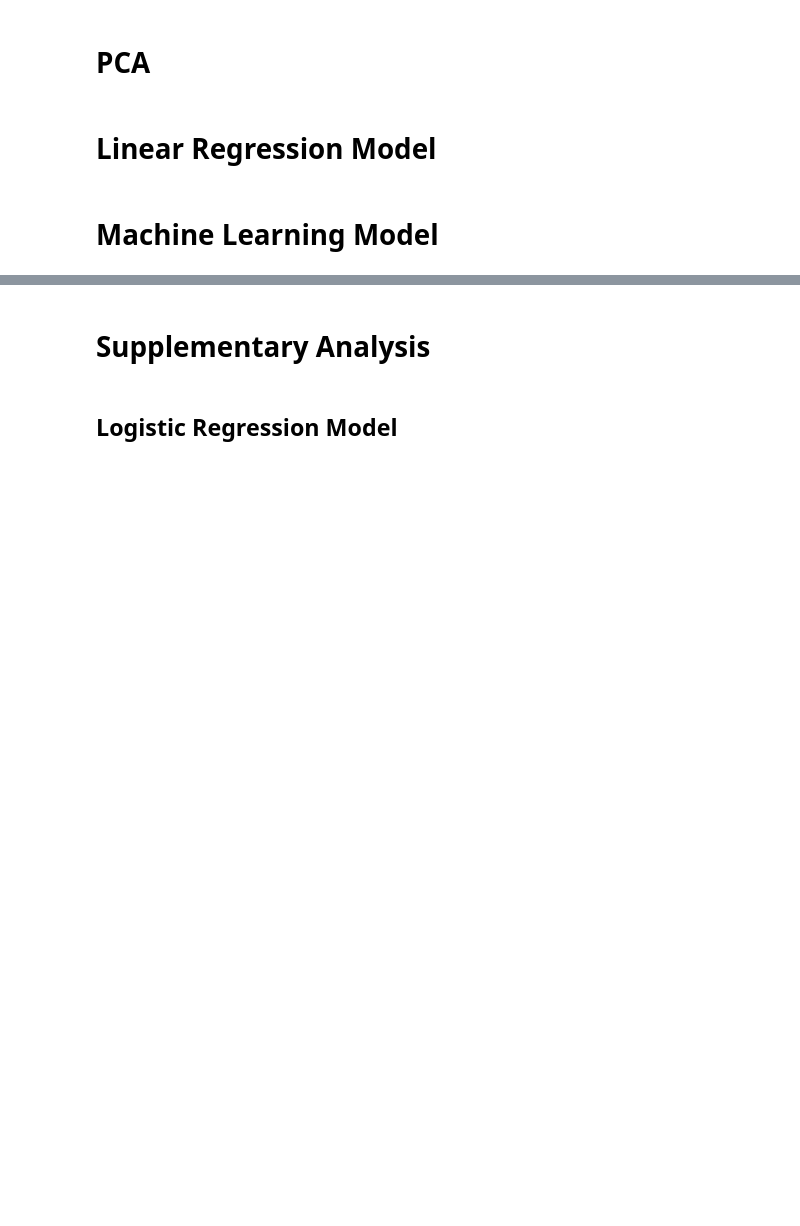
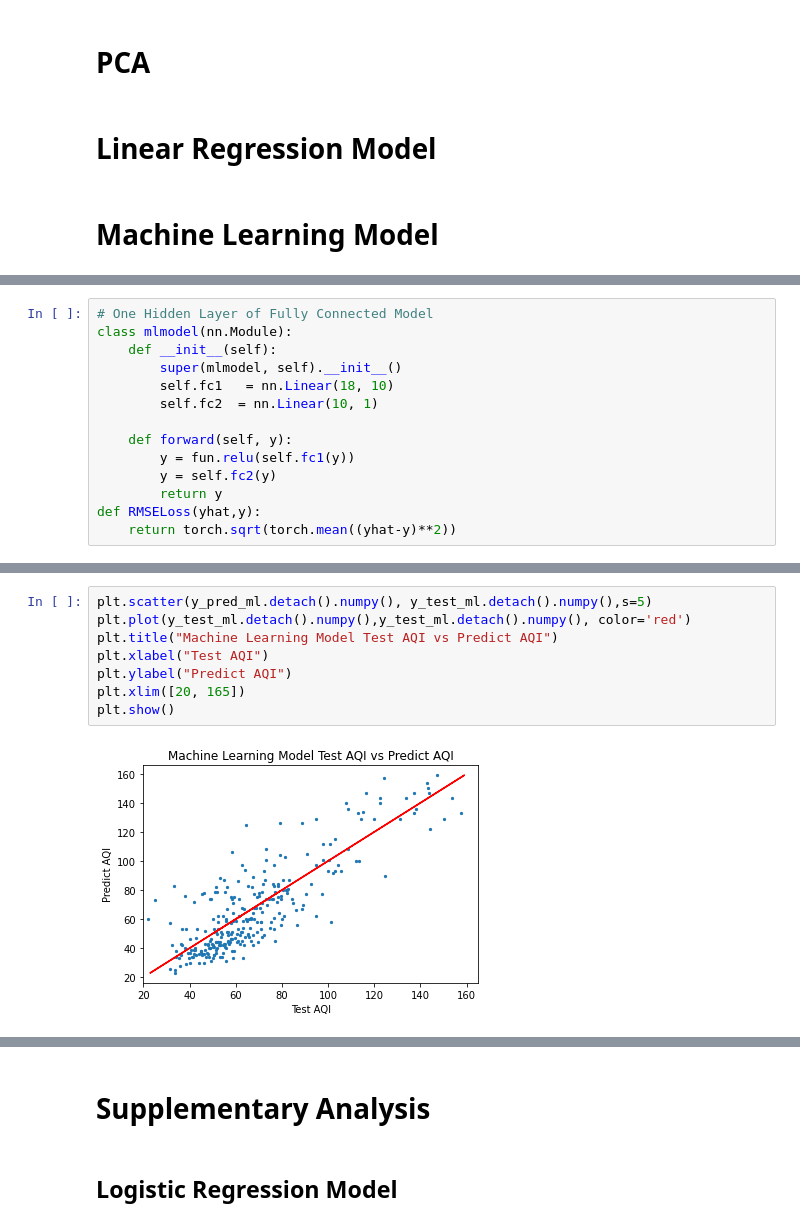
Before and after one commit to zimine/Data200-project, a Jupyter notebook: Final_writeup.ipynb, the cells around one changed output, grey strips where cells are left out. Cells and saved outputs as stored; diff of their text form; blank space fills up the shorter version.

```diff
--- a/Final_writeup.ipynb
+++ b/Final_writeup.ipynb
@@ -402,0 +440,14 @@ NameError: name 'gdf' is not defined
+# %%
+# One Hidden Layer of Fully Connected Model
+class mlmodel(nn.Module):
+    def __init__(self):
+        super(mlmodel, self).__init__()
+        self.fc1   = nn.Linear(18, 10)
+        self.fc2  = nn.Linear(10, 1)
+
+    def forward(self, y):
+        y = fun.relu(self.fc1(y))
+        y = self.fc2(y)
+        return y
+def RMSELoss(yhat,y):
+    return torch.sqrt(torch.mean((yhat-y)**2))
@@ -402,0 +574,10 @@ NameError: name 'gdf' is not defined
+# %%
+plt.scatter(y_pred_ml.detach().numpy(), y_test_ml.detach().numpy(),s=5)
+plt.plot(y_test_ml.detach().numpy(),y_test_ml.detach().numpy(), color='red')
+plt.title("Machine Learning Model Test AQI vs Predict AQI")
+plt.xlabel("Test AQI")
+plt.ylabel("Predict AQI")
+plt.xlim([20, 165])
+plt.show()
+# %% [output]
+[figure, added]
```
Also changed, not shown: parts of 32 cells of this notebook.
